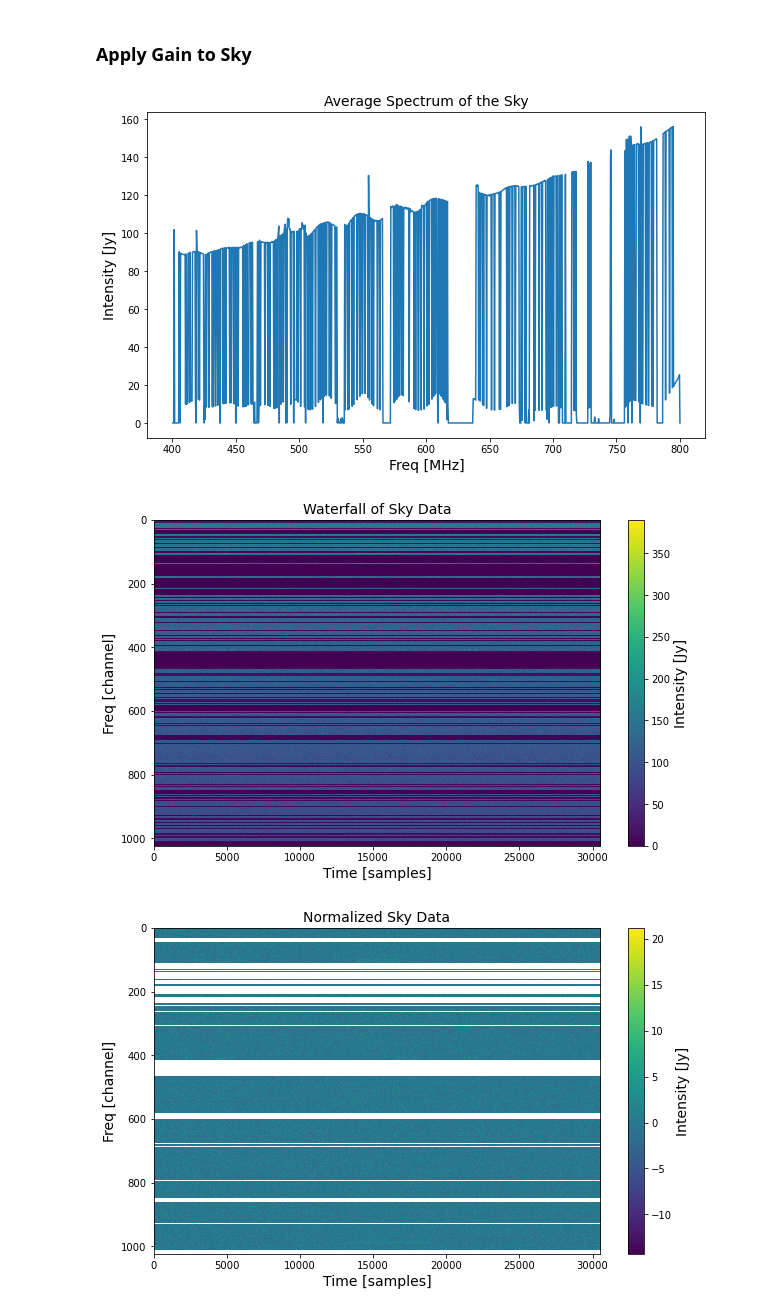
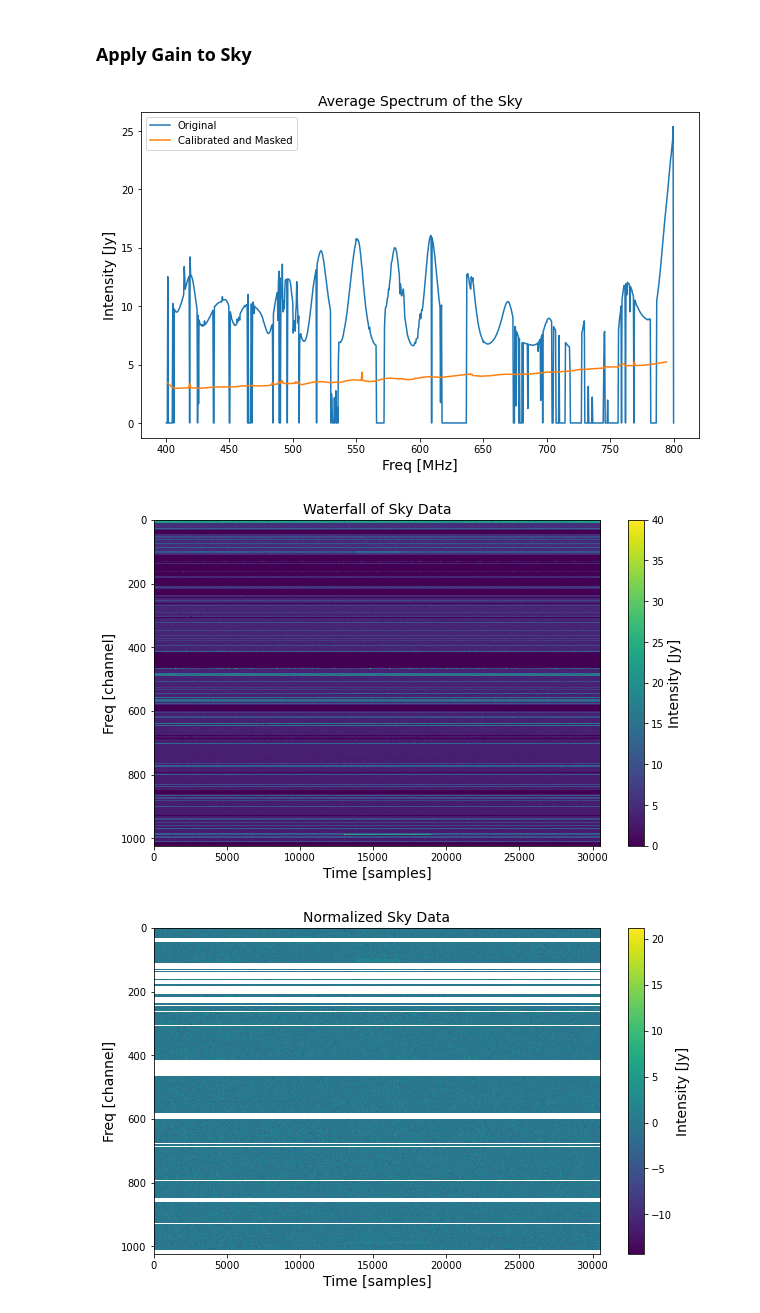
Before and after one commit to astronamanj/641_Observational_Techniques, a Jupyter notebook: chime_pulsar_search/calibration.ipynb, the cells around one changed output. Saved outputs shown, nothing was run; the diff lists cells and outputs as text; code cells hidden in the pictures.

Commit message:
fix gain calculation

```diff
--- a/chime_pulsar_search/calibration.ipynb
+++ b/chime_pulsar_search/calibration.ipynb
@@ -156,10 +156,14 @@ plt.show()
 ### Calculate gain
 # %%
 # We want to calculate gain with the RFI channels masked
+df = np.abs(cal.header.foff) * 1e6
+dt = cal.header.tsamp
+scale = np.sqrt(df * dt)
+
 true_spectrum = np.where(~freq_mask, fluxes, np.nan)
 obs_spectrum = np.where(~freq_mask, cal_masked.chan_stats.mean, np.nan)
 snr = np.sqrt(np.nanmean(np.square(cal_32_array[~freq_mask, :][1, :])))
-gain = np.where(~freq_mask, obs_spectrum / snr / true_spectrum, np.nan)
+gain = np.where(~freq_mask, obs_spectrum * snr / true_spectrum / scale, np.nan)
 
 fig = plt.figure(figsize=(10, 6))
 plt.plot(cal.header.chan_freqs, gain)
@@ -203,33 +206,35 @@ plt.show()
 # %%
 # Load sky data
 sky = FilReader("./data/blank_sky.fil")
 sky_data = sky.read_block(0, sky.header.nsamples, sky.header.fch1, sky.header.nchans)
 sky_array = sky_data.data
 
 # Apply the calibration transfer function
 sky_array_calibrated = np.copy(sky_array)
 sky_array_calibrated[~freq_mask, :] /= gain[~freq_mask][:, np.newaxis]
 
 # Plot the average spectrum
 fig = plt.figure(figsize=(10, 6))
-plt.plot(sky.header.chan_freqs, np.mean(sky_array_calibrated, axis=1))
+plt.plot(sky.header.chan_freqs, np.mean(sky_array, axis=1))
+plt.plot(sky.header.chan_freqs[~freq_mask], np.mean(sky_array_calibrated[~freq_mask, :], axis=1))
 plt.ylabel('Intensity [Jy]', fontsize=14)
 plt.xlabel('Freq [MHz]', fontsize=14)
 plt.title('Average Spectrum of the Sky', fontsize=14)
+plt.legend(['Original', 'Calibrated and Masked'])
 plt.show()
 
 # Create a waterfall plot
 fig = plt.figure(figsize=(10, 6))
 plt.imshow(sky_array_calibrated.data, aspect='auto', interpolation='nearest')
 cbar = plt.colorbar()
 cbar.set_label('Intensity [Jy]', fontsize=14)
 plt.xlabel('Time [samples]', fontsize=14)
 plt.ylabel('Freq [channel]', fontsize=14)
 plt.title('Waterfall of Sky Data', fontsize=14)
 plt.show()
 # %% [output]
-[figure, old version]
+[figure, new version]
-[figure, old version]
+[figure, new version]
 # %%
 # Calculate the mean and standard deviation per channel
 mean_per_channel = np.mean(sky_array, axis=1)
```
Also changed, not shown: parts of 3 cells of this notebook.
